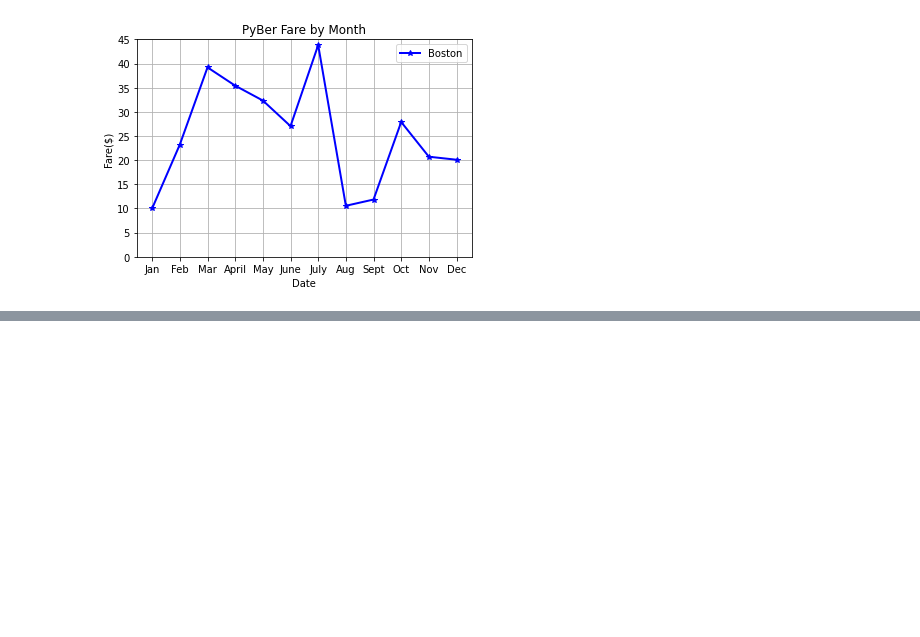
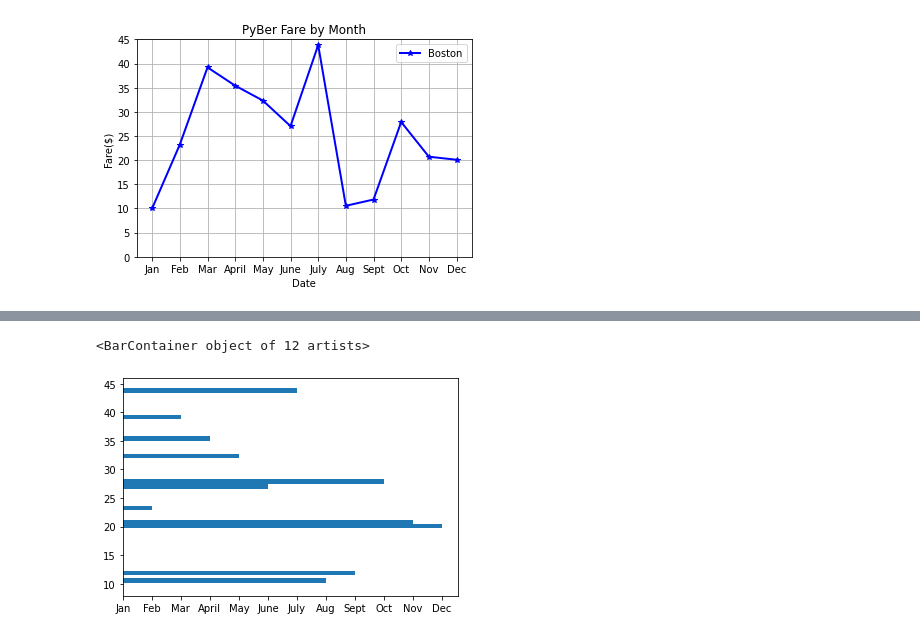
Before and after one commit to frostbrosracing/PyBer_Analysis, a Jupyter notebook: matplotlib_practice.ipynb, the cells around one changed output, grey strips where cells are left out. Cells and saved outputs as stored; diff of their text form; code cells hidden in the pictures; blank space fills up the shorter version.

```diff
--- a/matplotlib_practice.ipynb
+++ b/matplotlib_practice.ipynb
@@ -81,0 +120,6 @@ AttributeError: 'AxesSubplot' object has no attribute 'show'
+# %%
+# Create the plot
+plt.barh(y_axis, x_axis)
+# %% [output]
+<BarContainer object of 12 artists>
+[figure, added]
```
Also changed, not shown: parts of 42 cells of this notebook, 5 other files.
